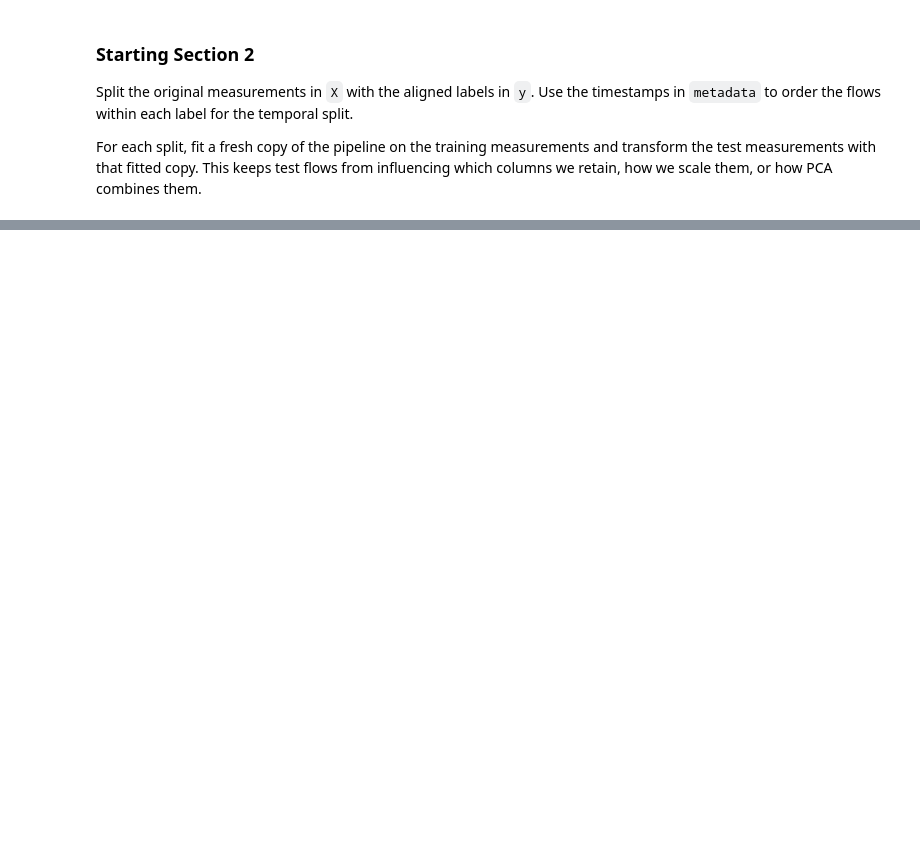
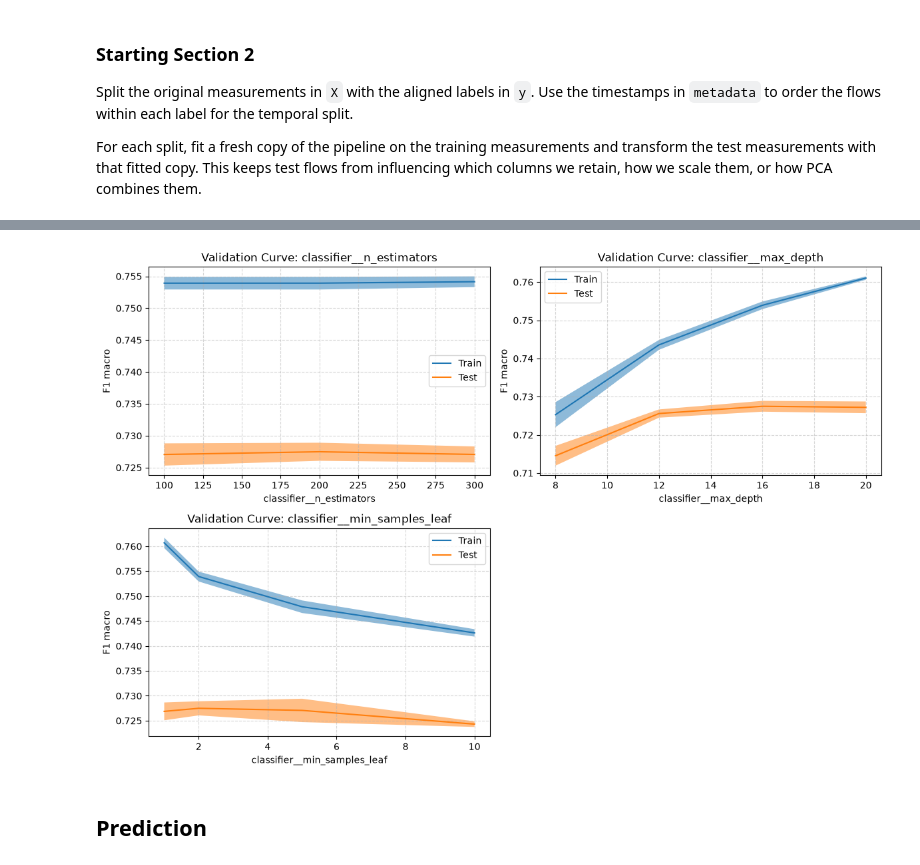
Before and after one commit to terrons-poli/ml, a Jupyter notebook: main.ipynb, the cells around one changed output, grey strips where cells are left out. Drawn from its saved outputs; the diff is of its cells as text; code cells hidden in the pictures; blank space fills up the shorter version.

Commit message:
Add model class to improve evaluation of model

```diff
--- a/main.ipynb
+++ b/main.ipynb
@@ -95,3 +115,7 @@ correlation_removals
 Split the original measurements in `X` with the aligned labels in `y`. Use the timestamps in `metadata` to order the flows within each label for the temporal split.
 
 For each split, fit a fresh copy of the pipeline on the training measurements and transform the test measurements with that fitted copy. This keeps test flows from influencing which columns we retain, how we scale them, or how PCA combines them.
+# %%
+print(X_reduced.columns)
+X_nopca = preprocess[:-2].fit_transform(X)
+print(X_nopca.shape)
@@ -97,0 +148,16 @@ For each split, fit a fresh copy of the pipeline on the training measurements an
+# %%
+from src.modelclass import ModelClass
+
+
+training = Pipeline(
+    [
+        ("preprocess", preprocess),
+        ("classifier", RandomForestClassifier(random_state=random_state,n_jobs=4)),
+    ]
+)
+
+rf_model = ModelClass(
+    model=training,
+    X=X,
+    y=y,
+)
@@ -97,0 +196,6 @@ For each split, fit a fresh copy of the pipeline on the training measurements an
+# %%
+rf_model.showvalidationcurves()
+# %% [output]
+[figure, added]
+# %% [markdown]
+## Prediction
```
Also changed, not shown: parts of 10 cells of this notebook, 1 other file.
